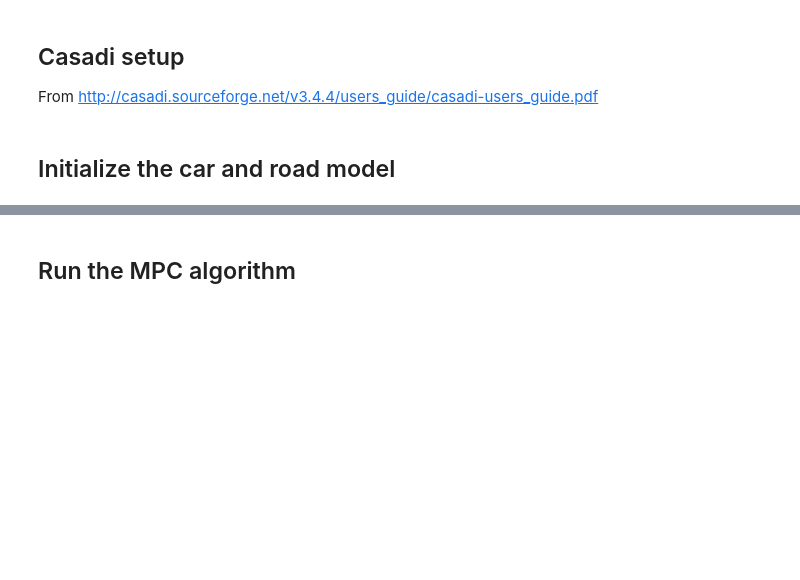
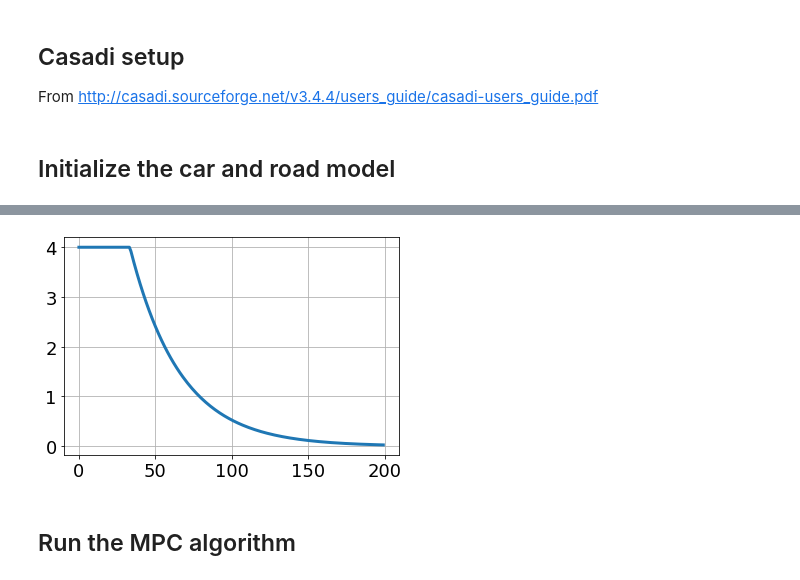
Before and after one commit to elsoroka/AutonomousCarMPC, a Jupyter notebook: nonlinear_mpc_casadi.ipynb, the cells around one changed output, grey strips where cells are left out. Saved outputs shown, nothing was run; the diff lists cells and outputs as text; code cells hidden in the pictures; blank space fills up the shorter version.

```diff
--- a/nonlinear_mpc_casadi.ipynb
+++ b/nonlinear_mpc_casadi.ipynb
@@ -104,7 +106,7 @@ def dist_to_stop_line(xy):
     dist = np.sqrt((y-y0)**2 + (x-x0)**2)*np.cos(np.arctan2(y0-y, x0-x))
     return dist
 
-stop_dist = 0.1 # meters, distance to stop sign when we should stop
+stop_dist = 0.0 # meters, distance to stop sign when we should stop
 
 def desired_speed(k:int, xy:np.array):
     xy = np.reshape(xy, (2,))
@@ -116,8 +118,28 @@ def desired_speed(k:int, xy:np.array):
     # 3: Linear relationship between distance and
     if dist > 10:
         return DESIRED_SPEED
+    #elif (dist-stop_dist)/10 > 0.25:
+    #    return DESIRED_SPEED*( 0.5*(np.tanh(4.0*(dist-stop_dist)/10.0-1)+1))
+    #else:
+    #    return np.max([0, 2*DESIRED_SPEED*(dist-stop_dist)/10.0])
     else:
-        return np.max([0, DESIRED_SPEED*((dist-stop_dist)/10)])
+        return np.max([0, DESIRED_SPEED*(dist-stop_dist)/10.0])
+# %%
+speeds = []
+xs = []; ys = []
+roadrunner.reset()
+roadrunner.advance(10)
+for i in range(200):
+    xy = roadrunner.evaluate()
+    xs.append(xy[0,0]), ys.append(xy[0,1])
+    v = desired_speed(0, xy)
+    speeds.append(v)
+    roadrunner.advance(step*v)
+fig, ax = plt.subplots(1,1)
+ax.plot(speeds)
+plt.show()
+# %% [output]
+[figure, added]
 # %% [markdown]
 ## Run the MPC algorithm
 # %%
```
Also changed, not shown: parts of 9 cells of this notebook, 1 other file.
